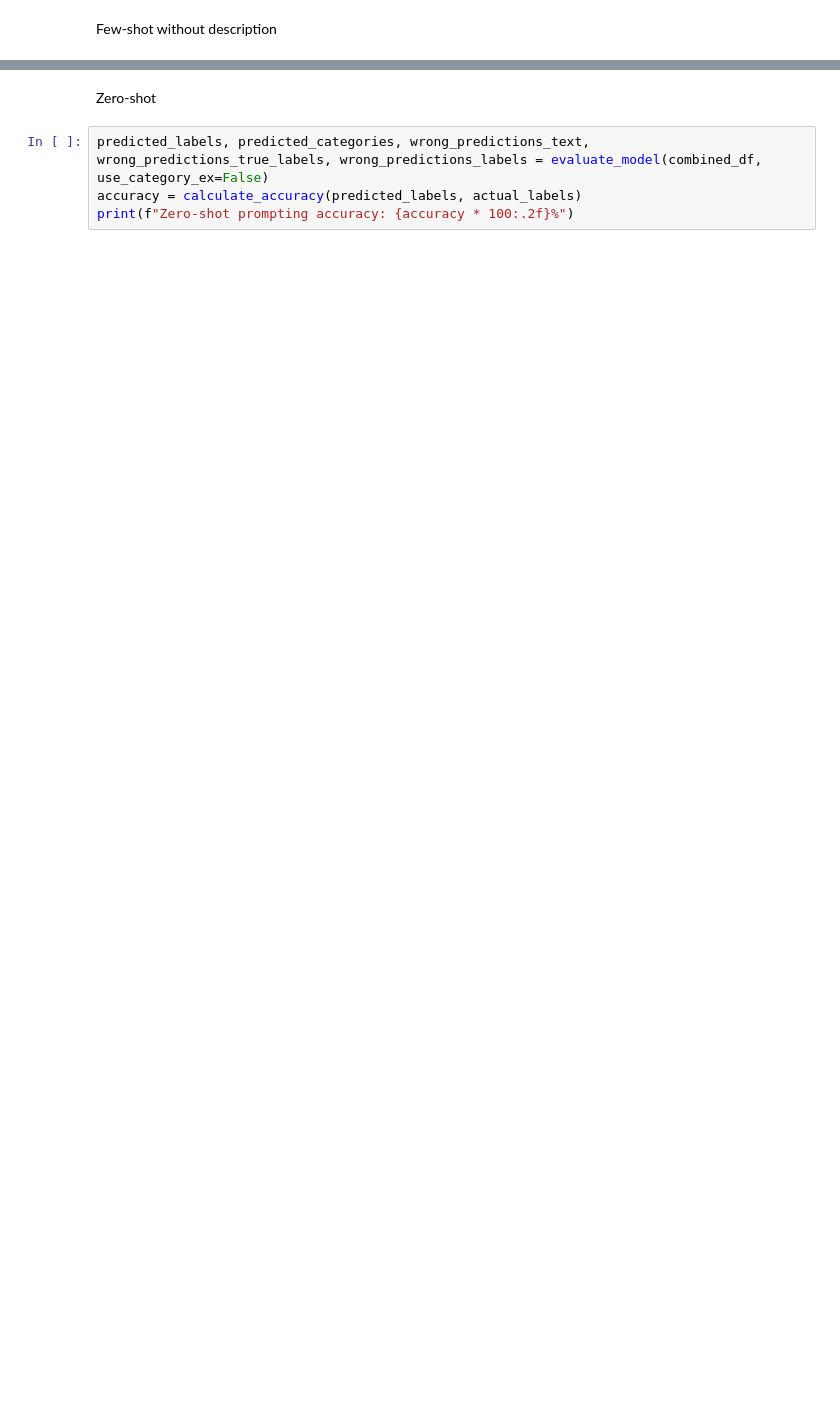
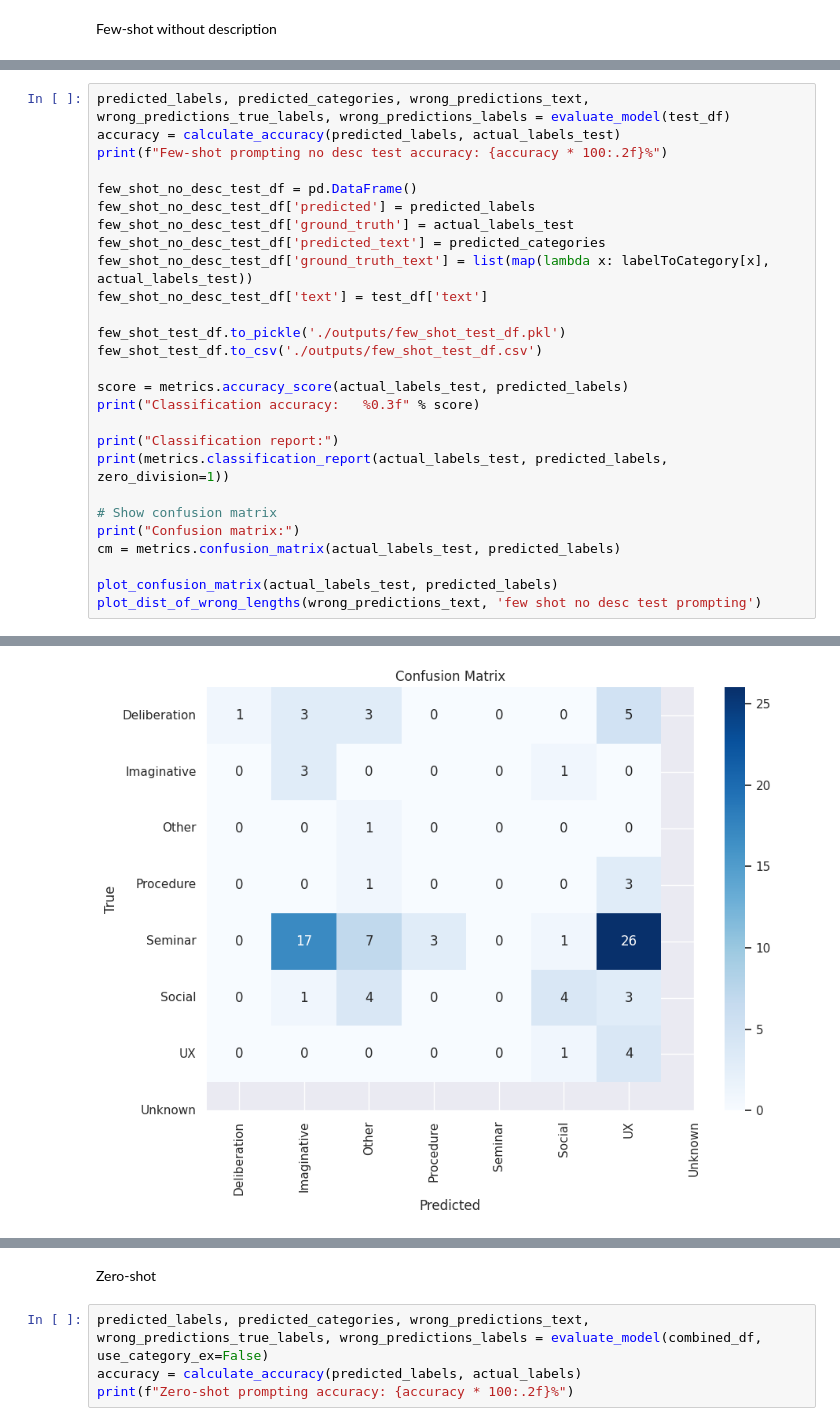
Before and after one commit to UL-FRI-NLP-2023-2024/ul-fri-nlp-course-project-azb, a Jupyter notebook: prompt_tuning/prompt_tuning.ipynb, the cells around one changed output, grey strips where cells are left out. Saved outputs shown, nothing was run; the diff lists cells and outputs as text; blank space fills up the shorter version.

```diff
--- a/prompt_tuning/prompt_tuning.ipynb
+++ b/prompt_tuning/prompt_tuning.ipynb
@@ -621,0 +703,28 @@ plot_dist_of_wrong_lengths(wrong_predictions_text, 'few shot prompting without d
+# %%
+predicted_labels, predicted_categories, wrong_predictions_text, wrong_predictions_true_labels, wrong_predictions_labels = evaluate_model(test_df)
+accuracy = calculate_accuracy(predicted_labels, actual_labels_test)
+print(f"Few-shot prompting no desc test accuracy: {accuracy * 100:.2f}%")
+
+few_shot_no_desc_test_df = pd.DataFrame()
+few_shot_no_desc_test_df['predicted'] = predicted_labels
+few_shot_no_desc_test_df['ground_truth'] = actual_labels_test
+few_shot_no_desc_test_df['predicted_text'] = predicted_categories
+few_shot_no_desc_test_df['ground_truth_text'] = list(map(lambda x: labelToCategory[x], actual_labels_test))
+few_shot_no_desc_test_df['text'] = test_df['text']
+
+few_shot_test_df.to_pickle('./outputs/few_shot_test_df.pkl')
+few_shot_test_df.to_csv('./outputs/few_shot_test_df.csv')
+
+score = metrics.accuracy_score(actual_labels_test, predicted_labels)
+print("Classification accuracy:   %0.3f" % score)
+
+print("Classification report:")
+print(metrics.classification_report(actual_labels_test, predicted_labels, zero_division=1))
+
+# Show confusion matrix
+print("Confusion matrix:")
+cm = metrics.confusion_matrix(actual_labels_test, predicted_labels)
+
+plot_confusion_matrix(actual_labels_test, predicted_labels)
+plot_dist_of_wrong_lengths(wrong_predictions_text, 'few shot no desc test prompting')
+# %% [output]
@@ -621,0 +749 @@ plot_dist_of_wrong_lengths(wrong_predictions_text, 'few shot prompting without d
+[figure, added]
```
Also changed, not shown: parts of 27 cells of this notebook, 18 other files.
